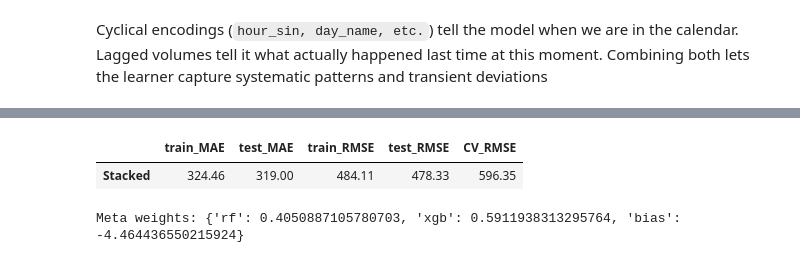
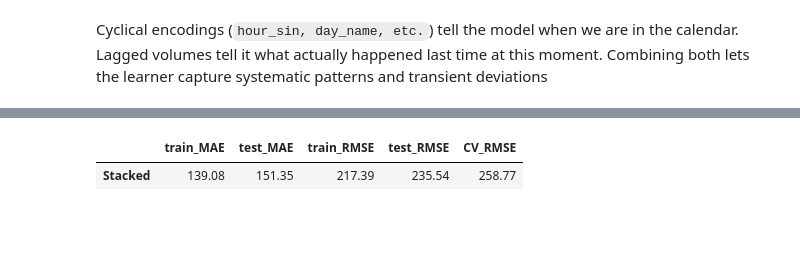
Before and after one commit to TrigTV/I94-Traffic-Prediction, a Jupyter notebook: Notebook 1.ipynb, the cells around one changed output, grey strips where cells are left out. Cells and saved outputs as stored; diff of their text form; code cells hidden in the pictures; blank space fills up the shorter version.

```diff
--- a/Notebook 1.ipynb
+++ b/Notebook 1.ipynb
@@ -410,5 +405,5 @@ clouds_all               0.067  -0.102    0.005    0.028       1.000
 # %%
-filtered_Metro = Metro[(Metro['temp_f'] > -400) & (Metro['rain_1h'] < 100)]
+filtered_Metro = Metro[(Metro['temp_f'] > -400) & (Metro['rain_1h'] < 100)].copy()
 filtered_Metro.info()
 # %% [output]
 <class 'pandas.core.frame.DataFrame'>
@@ -958,7 +980,7 @@ filtered_Metro_V2["period_weekend"] = (
     np.where(filtered_Metro_V2["is_weekend"], "weekend", "weekday")
 )
 
-filtered_Metro_V2.drop(columns=["hour_sin", "hour_cos", "period"], inplace=True)
+filtered_Metro_V2.drop(columns=["period"], inplace=True)
 
 base_cat_cols = [
     "day_name", "cloud_bucket", "temp_bucket",
@@ -974,6 +996,7 @@ filtered_Metro_V2 = pd.get_dummies(
 )
 
 numeric_cols = [
+    "hour_sin", "hour_cos",
     "is_weekend", "rain_flag", "rain_heavy", "snow_flag",
     "sin_rain", "cos_rain", "sin_snow", "cos_snow", "sin_weekend", "cos_weekend",
 ]
@@ -993,5 +1016,5 @@ test_start = pd.Timestamp("2017-09-01 00:00:00")
 
 train_df = filtered_Metro_V2[filtered_Metro_V2["date_time"] <  test_start].copy()
 test_df  = filtered_Metro_V2[filtered_Metro_V2["date_time"] >= test_start].copy()
-train_df.to_csv("Metro_train_until_2017_08.csv", index=False)
-test_df.to_csv("Metro_test_2017_09_to_2018_09.csv",  index=False)
+train_df.to_csv("Metro_train_V2_until_2017_08.csv", index=False)
+test_df.to_csv("Metro_test_V2_2017_09_to_2018_09.csv",  index=False)
@@ -1191,22 +1172,0 @@ display(summaryV3.style.format("{:.2f}"))
-# %%
-filtered_Metro_V3 = filtered_Metro_V2.sort_values("date_time").copy()
-
-for lag in [1, 24, 168, 720]:
-    filtered_Metro_V3[f"vol_lag_{lag}h"] = (
-        filtered_Metro_V3["traffic_volume"].shift(lag)
-    )
-
-filtered_Metro_V3.dropna(subset=["vol_lag_720h"], inplace=True)
-filtered_Metro_V3.reset_index(drop=True, inplace=True)
-
-lag_cols = [f"vol_lag_{lag}h" for lag in (1, 24, 168, 720)]
-features  = numeric_cols + one_hot_cols + lag_cols
-target    = "traffic_volume"
-
-test_start = pd.Timestamp("2017-09-01 00:00:00")
-
-train_df = filtered_Metro_V3[filtered_Metro_V3["date_time"] <  test_start].copy()
-test_df  = filtered_Metro_V3[filtered_Metro_V3["date_time"] >= test_start].copy()
-
-train_df.to_csv("Metro_train_V3_until_2017_08.csv", index=False)
-test_df.to_csv("Metro_test_V3_2017_09_to_2018_09.csv",  index=False)
@@ -1287,18 +1327,10 @@ Stacked RMSE: 478.33
 # %%
 summaryV3 = pd.DataFrame(
     index=["Stacked"],
     columns=["train_MAE", "test_MAE", "train_RMSE", "test_RMSE", "CV_RMSE"]
 )
-summaryV3.loc["Stacked"]  = eval_fit("RandomForest",  stack_model,    X_train_scaled, y_train, X_test_scaled, y_test, cv=tscv)
-display(summaryV3.style.format("{:.2f}"))
+summaryV3.loc["Stacked"]  = eval_fit("Stacked",  stack_model,    X_train_scaled, y_train, X_test_scaled, y_test, cv=tscv)
+display(summaryV3.astype(float).round(2))
 # %% [output]
 |  | train_MAE | test_MAE | train_RMSE | test_RMSE | CV_RMSE |
-| Stacked | 324.46 | 319.00 | 484.11 | 478.33 | 596.35 |
+| Stacked | 139.08 | 151.35 | 217.39 | 235.54 | 258.77 |
-# %%
-ridge = stack_model.final_estimator_
-print("Meta weights:", dict(zip(
-    [name for name, _ in base_estimators] + ["bias"],
-    list(ridge.coef_) + [ridge.intercept_]
-)))
-# %% [output]
-Meta weights: {'rf': 0.4050887105780703, 'xgb': 0.5911938313295764, 'bias': -4.464436550215924}
```
Also changed, not shown: parts of 48 cells of this notebook, 7 other files.
